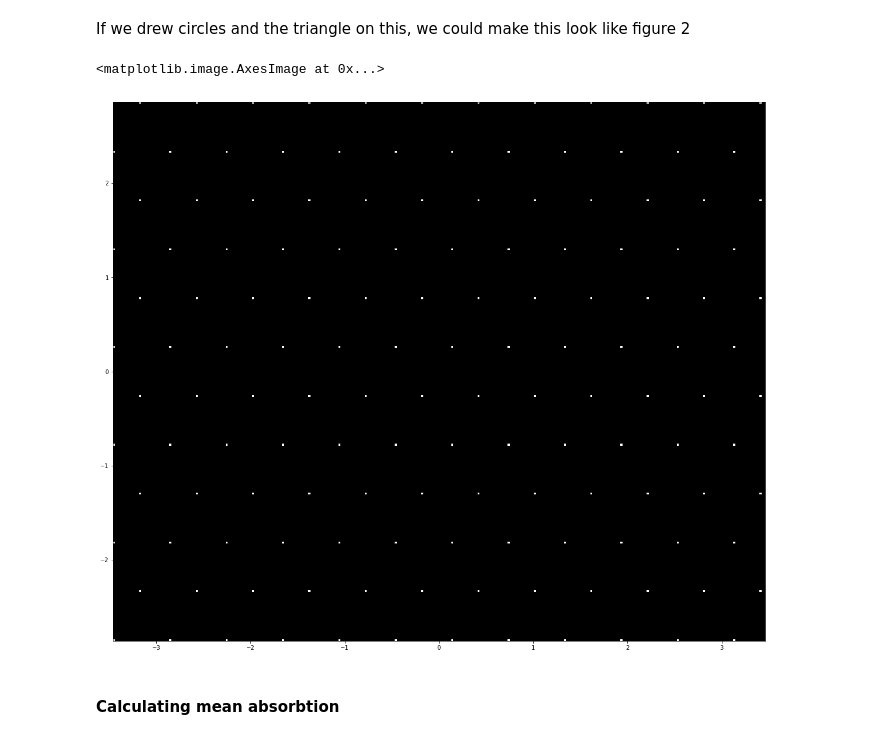
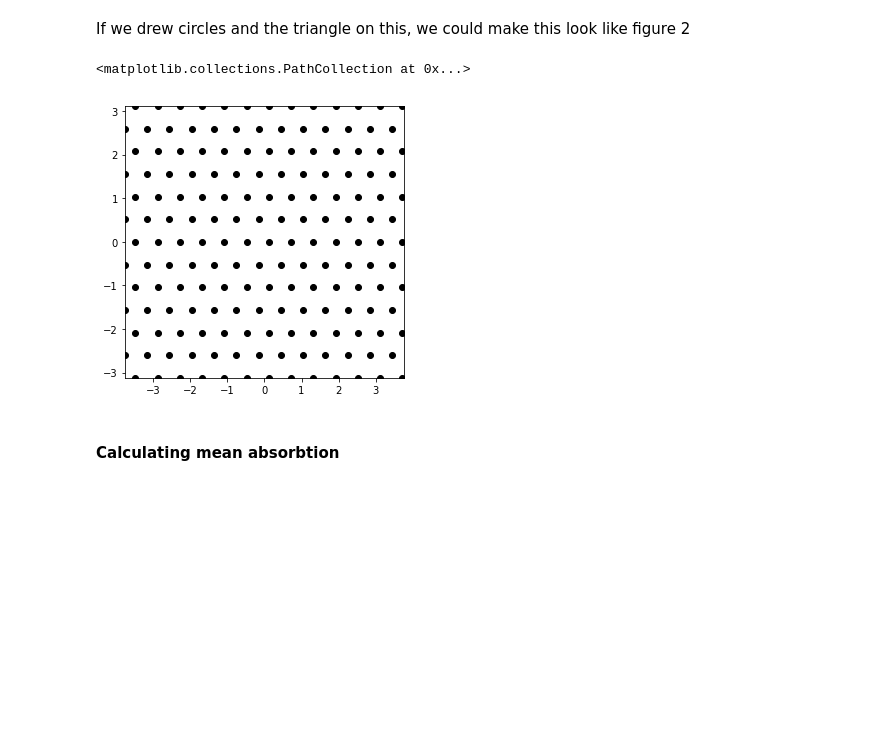
Before and after one commit to WinawerLab/vis-mod-course, a Jupyter notebook: Geisler1984/Geisler1984.ipynb, the cells around one changed output. Saved outputs shown, nothing was run; the diff lists cells and outputs as text; code cells hidden in the pictures; blank space fills up the shorter version.

Commit message:
updates notebook
changes a couple of function calls because we changed how the functions
are written in order to make optimization for the figure creation easier

```diff
--- a/Geisler1984/Geisler1984.ipynb
+++ b/Geisler1984/Geisler1984.ipynb
@@ -73,11 +73,11 @@ np.sum(lattice)
 # %% [markdown]
 If we drew circles and the triangle on this, we could make this look like figure 2
 # %%
-fig, ax = plt.subplots(1, 1, figsize=(20, 20))
-ax.imshow(lattice, cmap='gray', extent=[-xmin, xmin, -ymin, ymin], aspect='equal')
+fig, ax = plt.subplots(1, 1, figsize=(5, 5))
+hf.visualize_receptor_lattice(lattice, x, y, cmap='gray')
 # %% [output]
-<matplotlib.image.AxesImage at 0x...>
+<matplotlib.collections.PathCollection at 0x...>
-[figure, old version]
+[figure, new version]
 # %% [markdown]
 #### Calculating mean absorbtion
 # %%
```
Also changed, not shown: parts of 7 cells of this notebook.
